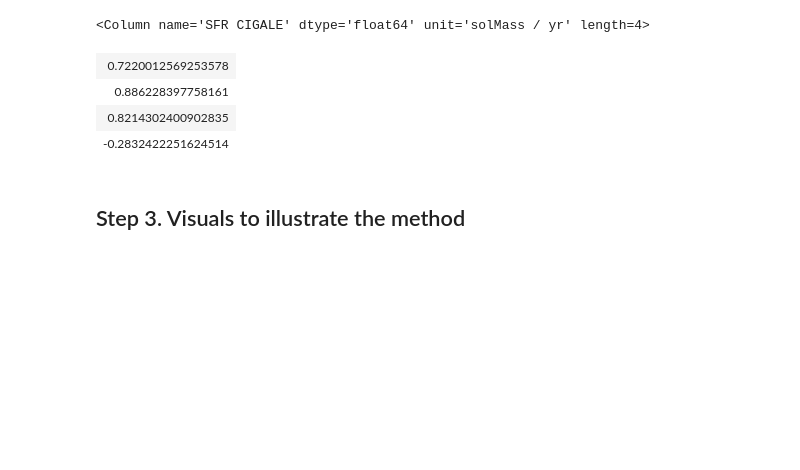
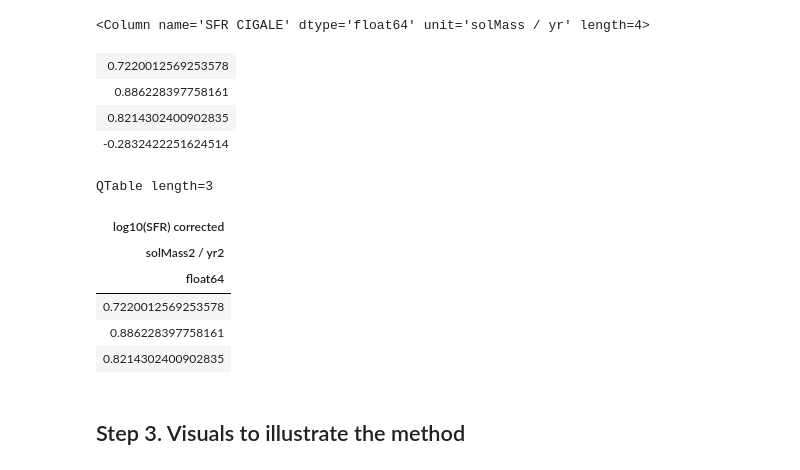
Before and after one commit to sndik16/SFR_ChebyFit_example, a Jupyter notebook: SFR_Chebyshev_fit.ipynb, the cells around one changed output. Saved outputs shown, nothing was run; the diff lists cells and outputs as text; code cells hidden in the pictures; blank space fills up the shorter version.

Commit message:
Added code to save the corrected values into a fits table

```diff
--- a/SFR_Chebyshev_fit.ipynb
+++ b/SFR_Chebyshev_fit.ipynb
@@ -121,3 +121,16 @@ sfr_quasars_corrected[:4]
 | 0.886228397758161 |
 | 0.8214302400902835 |
 | -0.2832422251624514 |
+# %%
+# Let's save into a new table, with units
+table_sfrcorrected = QTable()
+table_sfrcorrected['log10(SFR) corrected'] = sfr_quasars_corrected * u.solMass / u.year
+table_sfrcorrected[:3]
+# %% [output]
+QTable length=3
+| log10(SFR) corrected |
+| solMass2 / yr2 |
+| float64 |
+| 0.7220012569253578 |
+| 0.886228397758161 |
+| 0.8214302400902835 |
```
Also changed, not shown: parts of 2 cells of this notebook.
